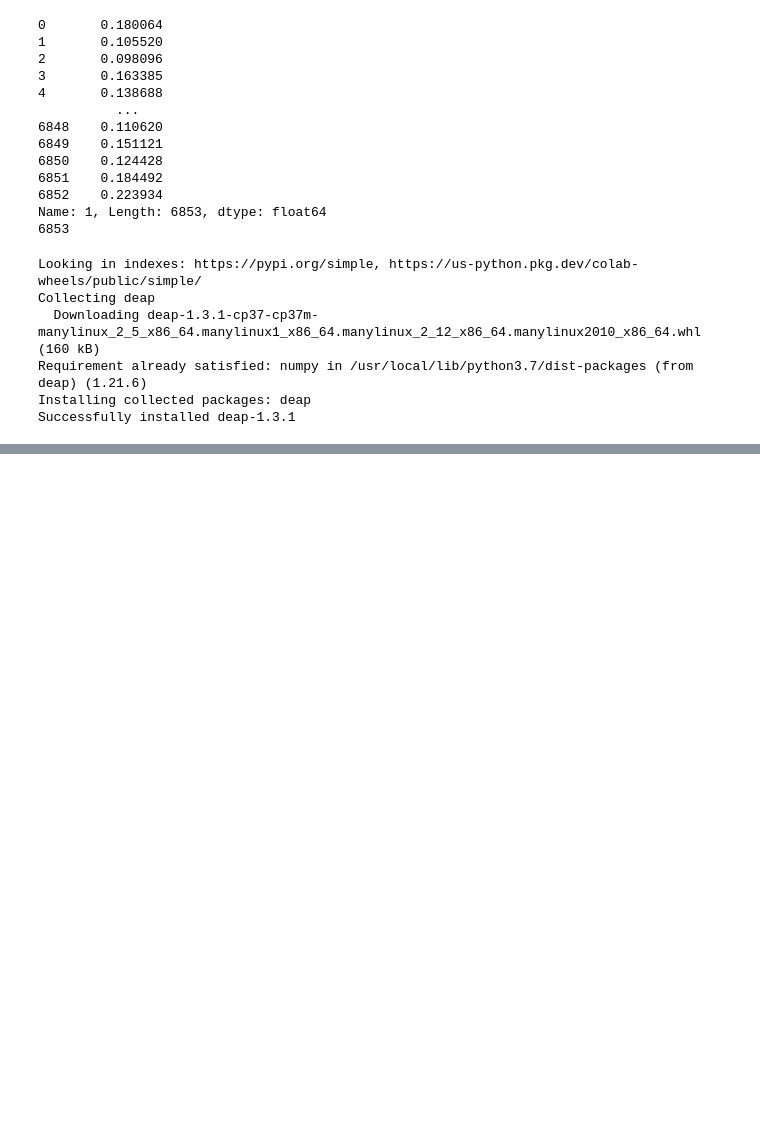
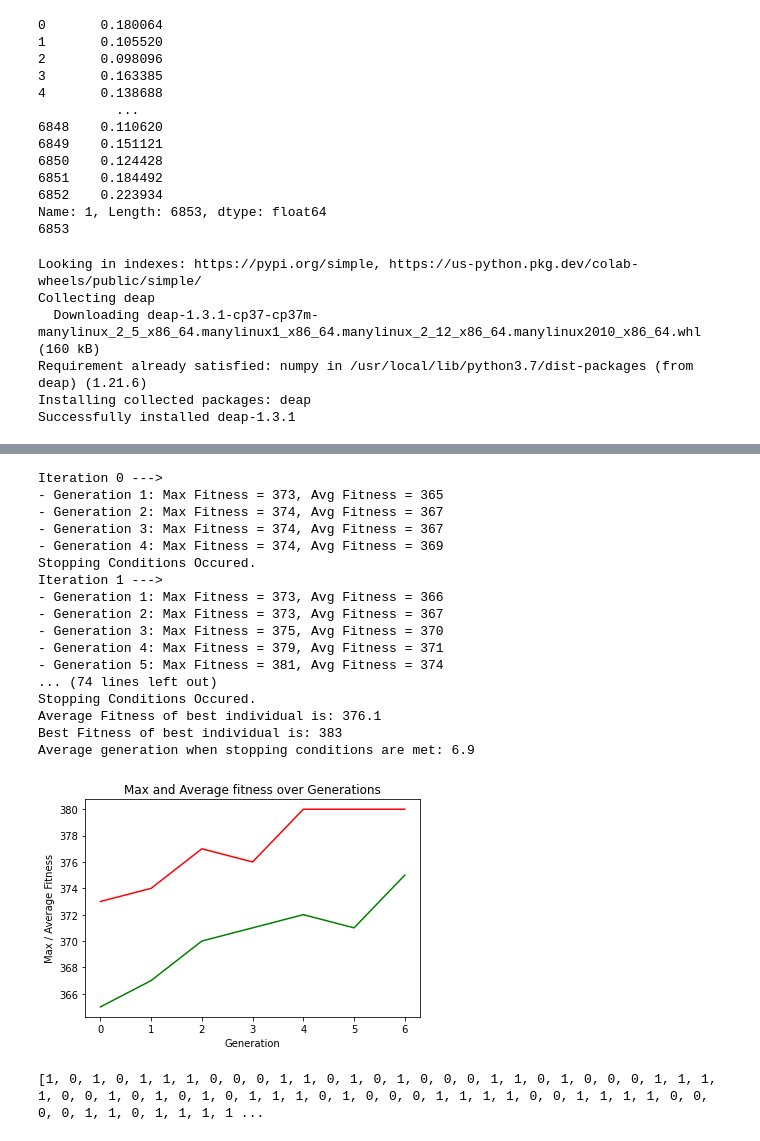
Before and after one commit to dairuinz/genetic_algorithms, a Jupyter notebook: computational_intelligence_2.ipynb, the cells around one changed output, grey strips where cells are left out. Saved outputs shown, nothing was run; the diff lists cells and outputs as text; code cells hidden in the pictures; blank space fills up the shorter version.

```diff
--- a/computational_intelligence_2.ipynb
+++ b/computational_intelligence_2.ipynb
@@ -254,6 +254,7 @@ def main():
   plt.show()
 
   brain(alpha)
+  return alpha
 # %%
 def brain(alpha):
   print(alpha[1])
@@ -281,0 +544,22 @@ Average generation when stopping conditions are met: 7.8
+# %%
+alpha = main()
+# %% [output]
+Iteration 0 --->
+- Generation 1: Max Fitness = 373, Avg Fitness = 365
+- Generation 2: Max Fitness = 374, Avg Fitness = 367
+- Generation 3: Max Fitness = 374, Avg Fitness = 367
+- Generation 4: Max Fitness = 374, Avg Fitness = 369
+Stopping Conditions Occured.
+Iteration 1 --->
+- Generation 1: Max Fitness = 373, Avg Fitness = 366
+- Generation 2: Max Fitness = 373, Avg Fitness = 367
+- Generation 3: Max Fitness = 375, Avg Fitness = 370
+- Generation 4: Max Fitness = 379, Avg Fitness = 371
+- Generation 5: Max Fitness = 381, Avg Fitness = 374
+... (74 lines left out)
+Stopping Conditions Occured.
+Average Fitness of best individual is: 376.1
+Best Fitness of best individual is: 383
+Average generation when stopping conditions are met: 6.9
+[figure, added]
+[1, 0, 1, 0, 1, 1, 1, 0, 0, 0, 1, 1, 0, 1, 0, 1, 0, 0, 0, 1, 1, 0, 1, 0, 0, 0, 1, 1, 1, 1, 0, 0, 1, 0, 1, 0, 1, 0, 1, 1, 1, 0, 1, 0, 0, 0, 1, 1, 1, 1, 0, 0, 1, 1, 1, 1, 0, 0, 0, 0, 1, 1, 0, 1, 1, 1, 1 ...
```
Also changed, not shown: parts of 7 cells of this notebook.
